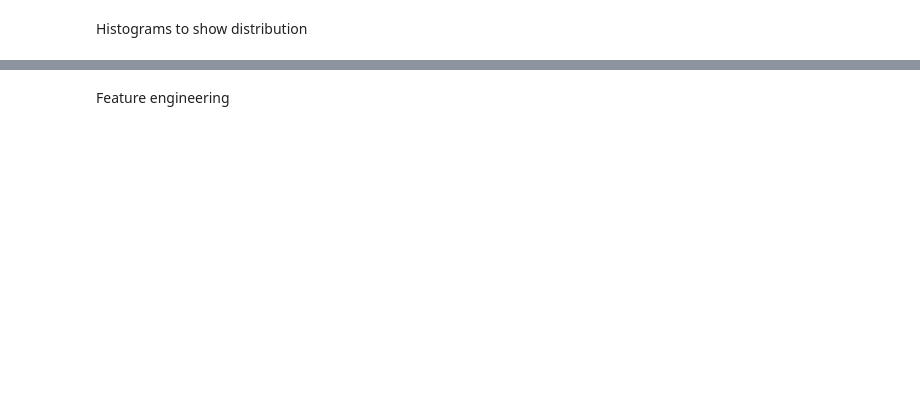
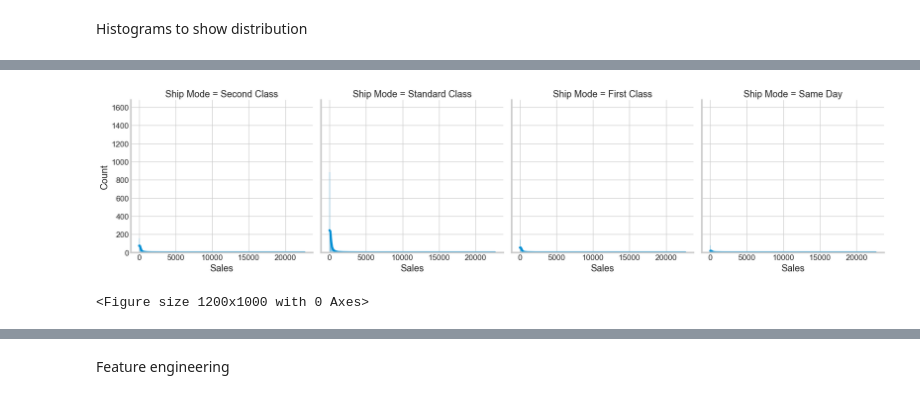
Before and after one commit to Atieng/Sales-Analysis, a Jupyter notebook: sales-analysis.ipynb, the cells around one changed output, grey strips where cells are left out. Cells and saved outputs as stored; diff of their text form; code cells hidden in the pictures; blank space fills up the shorter version.

```diff
--- a/sales-analysis.ipynb
+++ b/sales-analysis.ipynb
@@ -61,7 +124,11 @@ plt.show()
 # %%
 # which shipmode makes a lot of sales
 sns.displot(x=data['Sales'],data=df,col='Ship Mode',kde=True,lw=0.8,common_norm=False)
+plt.figure(figsize=(12,10))
 plt.show()
+# %% [output]
+[figure, added]
+<Figure size 1200x1000 with 0 Axes>
 # %%
 # which ship mode makes a lot of profit
 sns.displot(x=data['Profit'],data=data,col='Ship Mode',kde=True,lw=0.8,common_norm=False)
```
Also changed, not shown: parts of 43 cells of this notebook.
